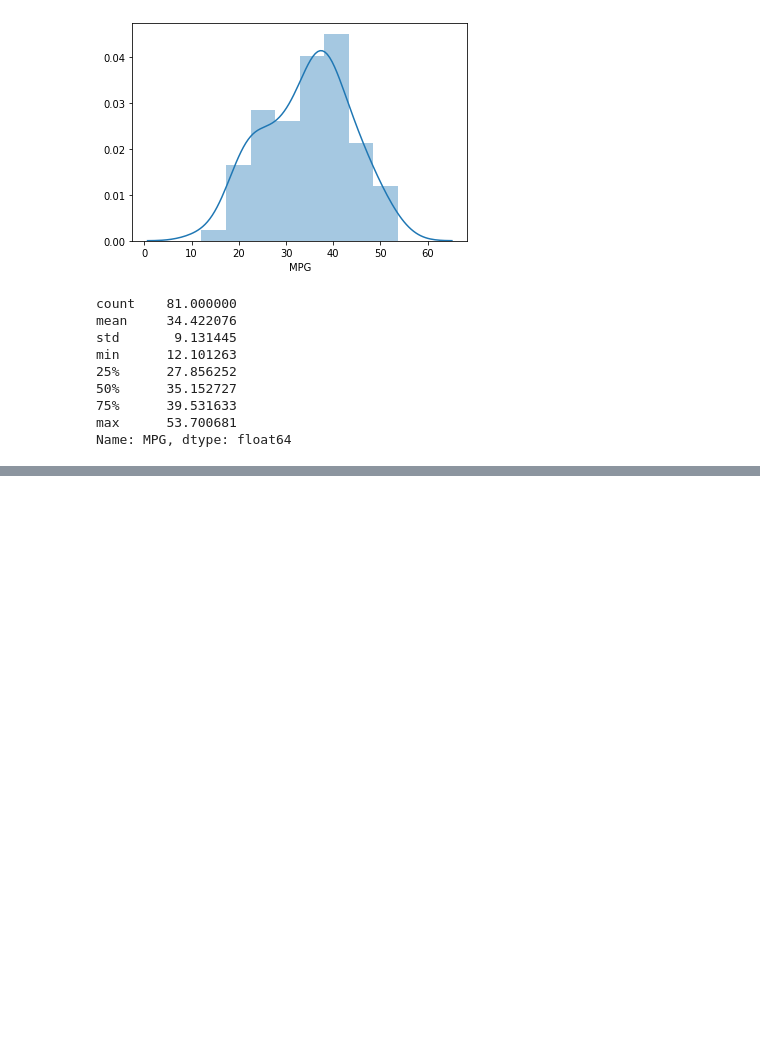
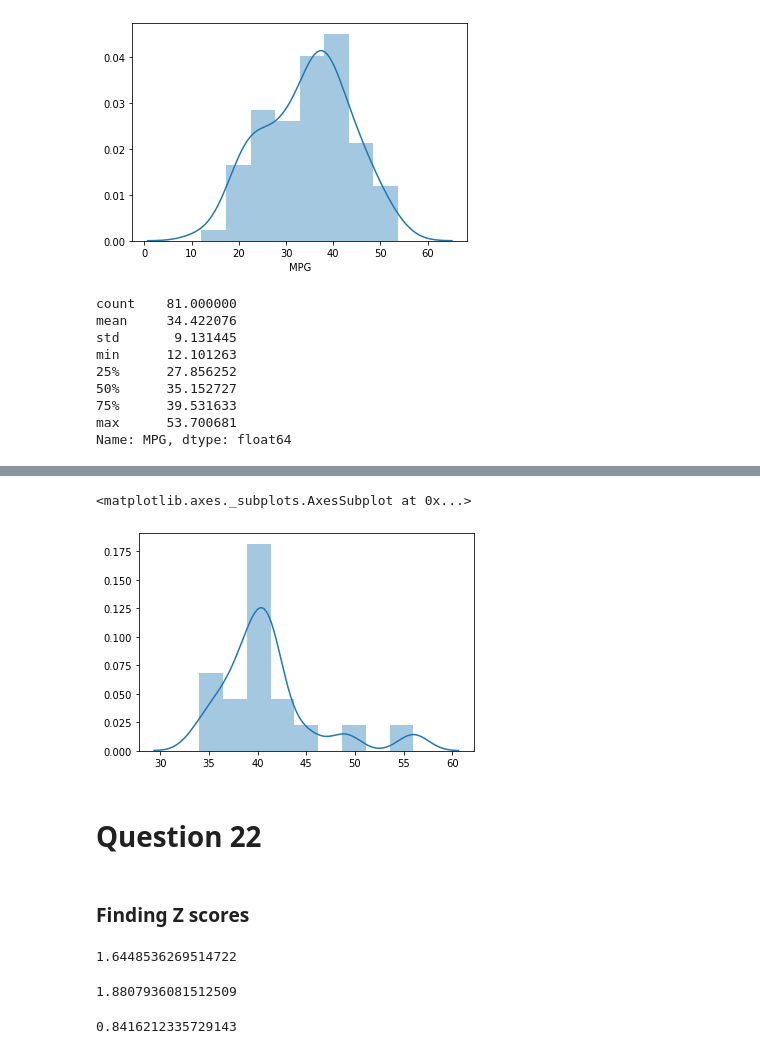
Before and after one commit to DebanjaliBasu/Excelr-1, a Jupyter notebook: Code/Assignment 1 Subhradip halder.ipynb, the cells around one changed output, grey strips where cells are left out. Drawn from its saved outputs; the diff is of its cells as text; code cells hidden in the pictures; blank space fills up the shorter version.

```diff
--- a/Code/Assignment 1.ipynb
+++ b/Code/Assignment 1 Subhradip halder.ipynb
@@ -234,0 +262,5 @@ Name: MPG, dtype: float64
+# %%
+import numpy as np
+import matplotlib.pyplot as plt
+
+students = [34,36,36,38,38,39,39,40,40,41,41,41,41,42,42,45,49,56]
@@ -234,0 +287,22 @@ Name: MPG, dtype: float64
+# %%
+
+sns.distplot(students)
+# %% [output]
+<matplotlib.axes._subplots.AxesSubplot at 0x...>
+[figure, added]
+# %% [markdown]
+# Question 22
+# %% [markdown]
+### Finding Z scores
+# %%
+stats.norm.ppf(.95)  # for 90%
+# %% [output]
+1.6448536269514722
+# %%
+stats.norm.ppf(.97) # for 94%
+# %% [output]
+1.8807936081512509
+# %%
+stats.norm.ppf(.80) # for 60%
+# %% [output]
+0.8416212335729143
```
Also changed, not shown: parts of 25 cells of this notebook, 3 other files.
